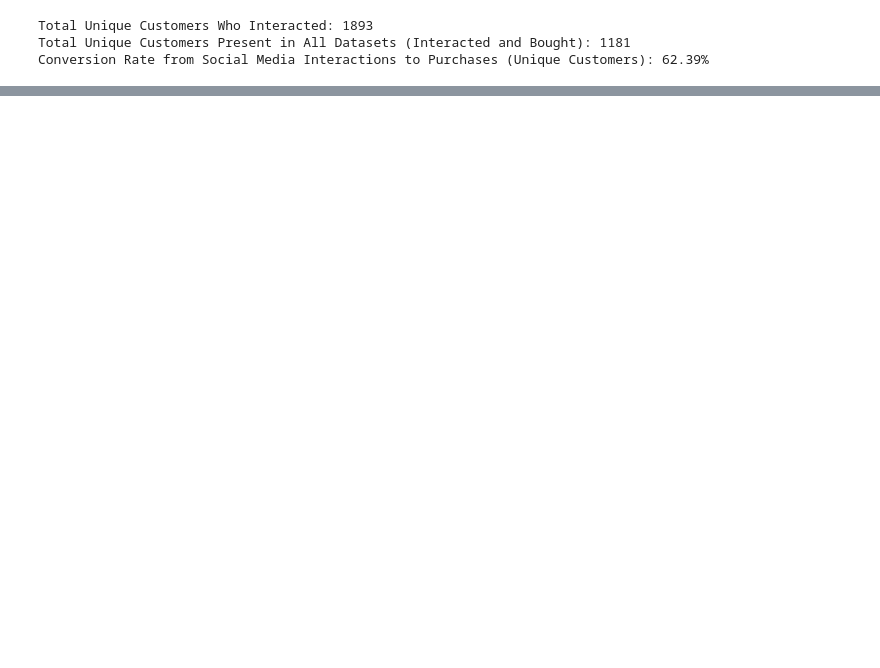
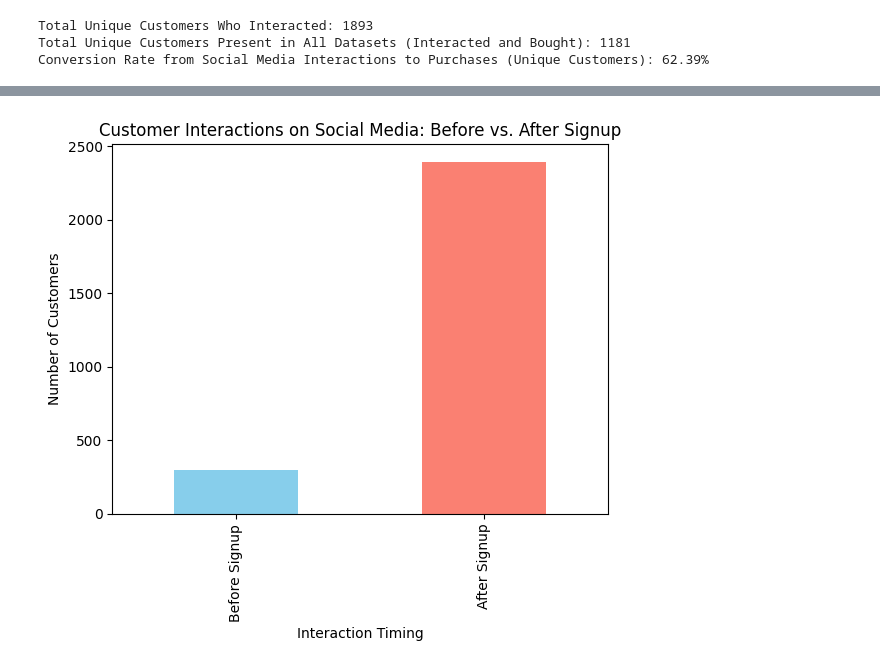
Before and after one commit to zpsy-hub/MO-IT125-ML-Linear-Algebra-A3103-Grp1, a Jupyter notebook: Milestone_2_Data_Visualization_on_Machine_Learning_Solution_Project.ipynb, the cells around one changed output, grey strips where cells are left out. Drawn from its saved outputs; the diff is of its cells as text; code cells hidden in the pictures; blank space fills up the shorter version.

```diff
--- a/Milestone_2_Data_Visualization_on_Machine_Learning_Solution_Project.ipynb
+++ b/Milestone_2_Data_Visualization_on_Machine_Learning_Solution_Project.ipynb
@@ -1260,0 +2415,21 @@ Conversion Rate from Social Media Interactions to Purchases (Unique Customers):
+# %%
+import matplotlib.pyplot as plt
+
+# Count customers who interacted before and after signup
+before_signup = merged_demo_socmed['InteractionBeforeSignup'].sum()
+after_signup = len(merged_demo_socmed) - before_signup
+
+# Create a DataFrame for easy plotting
+interaction_data = pd.DataFrame({
+    'Type': ['Before Signup', 'After Signup'],
+    'Count': [before_signup, after_signup]
+})
+
+# Plotting the stacked bar chart
+interaction_data.plot(kind='bar', x='Type', y='Count', color=['skyblue', 'salmon'], legend=False)
+plt.title('Customer Interactions on Social Media: Before vs. After Signup')
+plt.xlabel('Interaction Timing')
+plt.ylabel('Number of Customers')
+plt.show()
+# %% [output]
+[figure, added]
```
Also changed, not shown: parts of 56 cells of this notebook.
